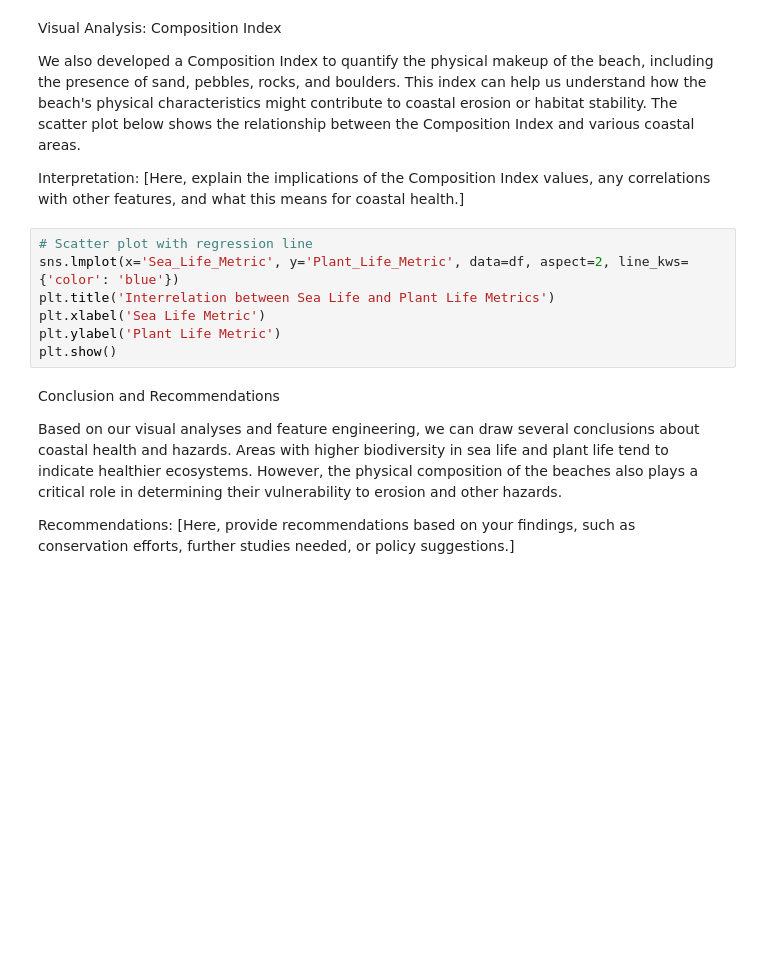
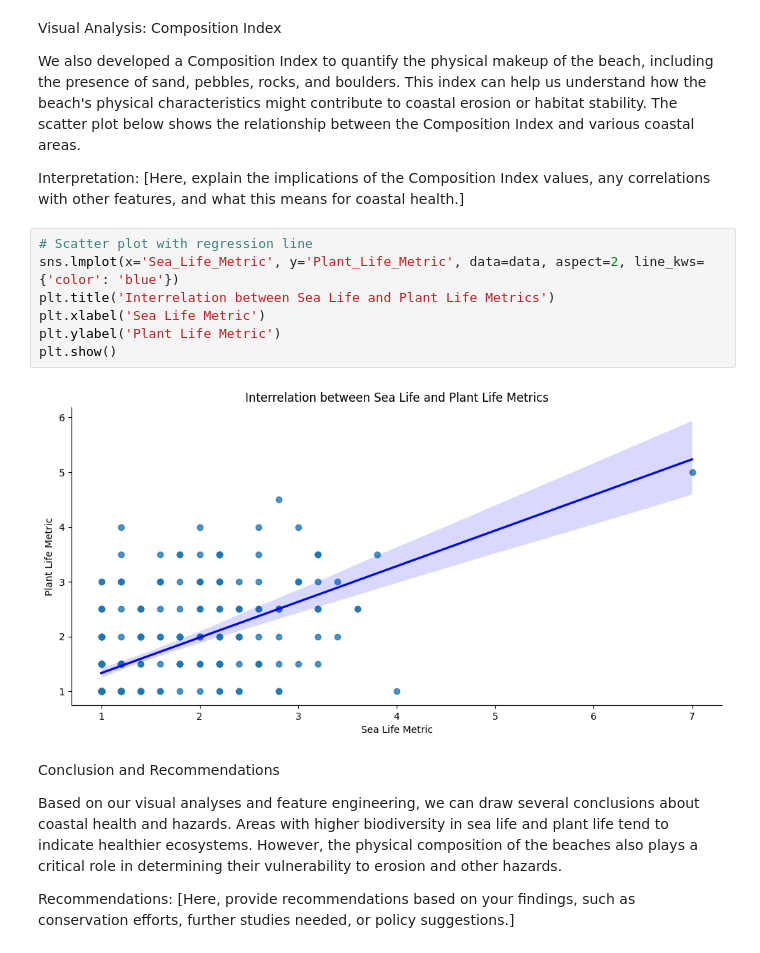
Before and after one commit to ziehro/DataSciencePortfolio-Chris-Ziehr, a Jupyter notebook: BeachDataAnalysis/Coastal_Hazard_Assessment.ipynb, the cells around one changed output. Drawn from its saved outputs; the diff is of its cells as text; blank space fills up the shorter version.

```diff
--- a/BeachDataAnalysis/Coastal_Hazard_Assessment.ipynb
+++ b/BeachDataAnalysis/Coastal_Hazard_Assessment.ipynb
@@ -87,11 +131,13 @@ We also developed a Composition Index to quantify the physical makeup of the bea
 Interpretation: [Here, explain the implications of the Composition Index values, any correlations with other features, and what this means for coastal health.]
 # %%
 # Scatter plot with regression line
-sns.lmplot(x='Sea_Life_Metric', y='Plant_Life_Metric', data=df, aspect=2, line_kws={'color': 'blue'})
+sns.lmplot(x='Sea_Life_Metric', y='Plant_Life_Metric', data=data, aspect=2, line_kws={'color': 'blue'})
 plt.title('Interrelation between Sea Life and Plant Life Metrics')
 plt.xlabel('Sea Life Metric')
 plt.ylabel('Plant Life Metric')
 plt.show()
+# %% [output]
+[figure, added]
 # %% [markdown]
 Conclusion and Recommendations
 
```
Also changed, not shown: parts of 6 cells of this notebook, 4 other files.
